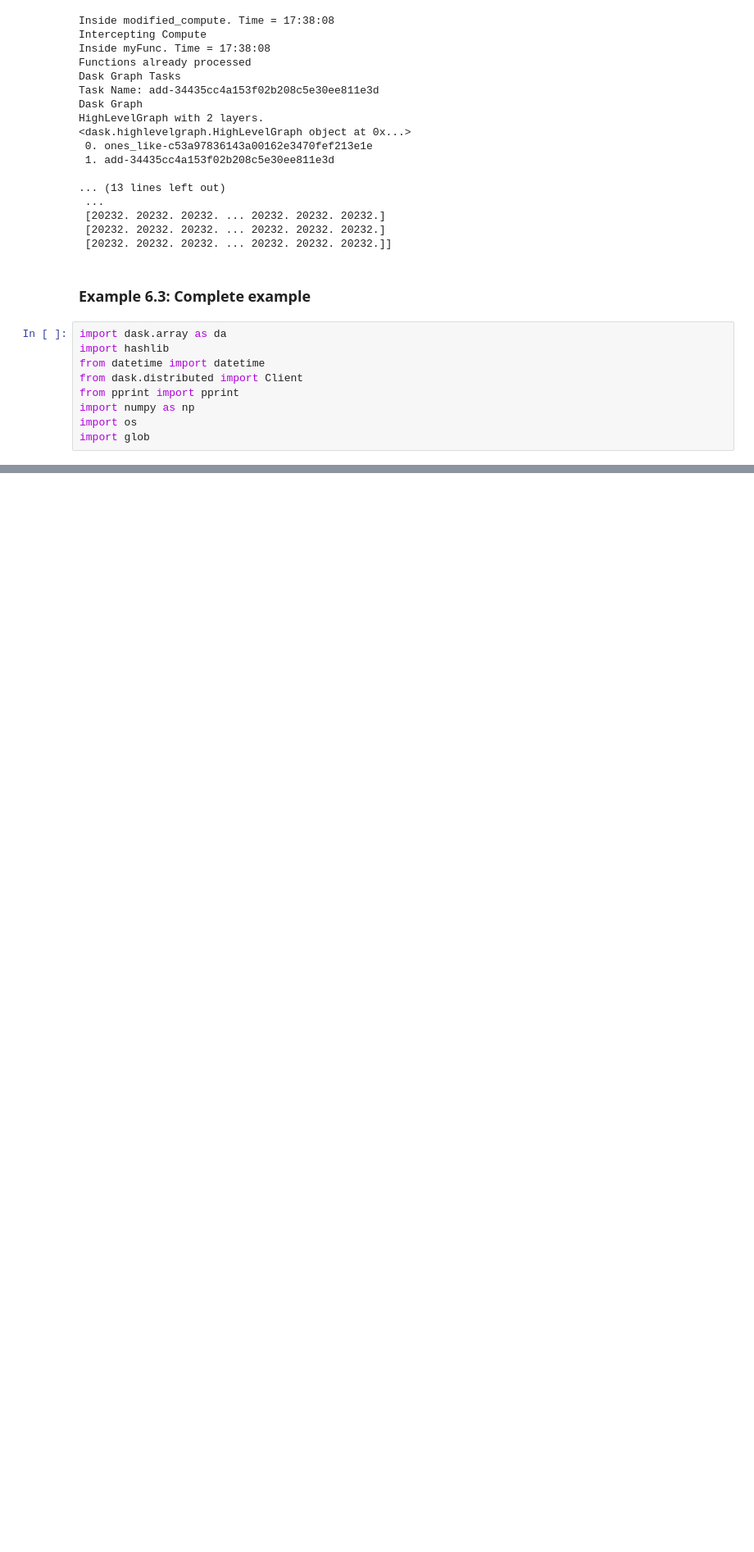
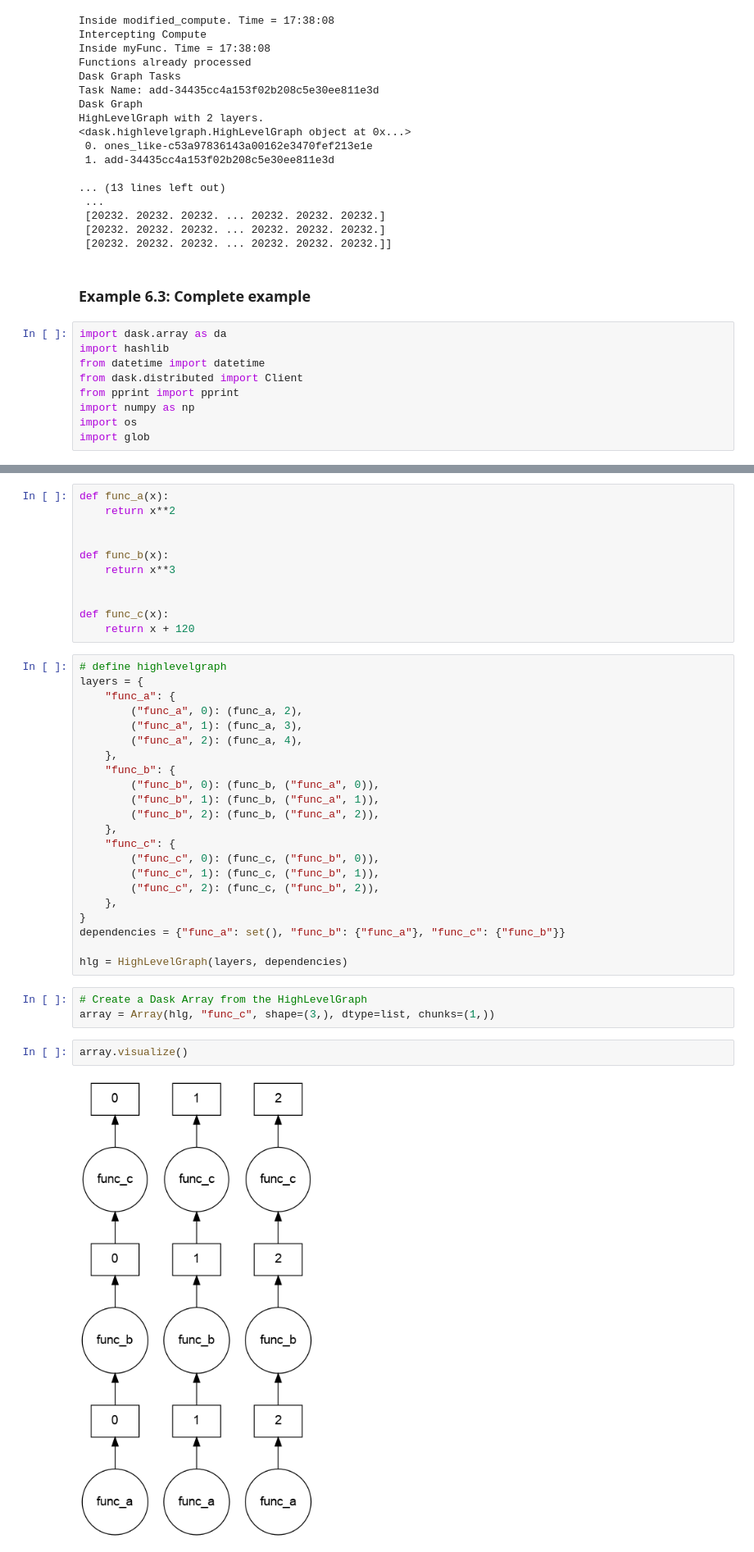
Before and after one commit to SWIFT-HEP/dask-dirac, a Jupyter notebook: examples/notebooks/client_graph.ipynb, the cells around one changed output, grey strips where cells are left out. Shown at 82% size. Drawn from its saved outputs; the diff is of its cells as text; blank space fills up the shorter version.

```diff
--- a/examples/notebooks/client_graph.ipynb
+++ b/examples/notebooks/client_graph.ipynb
@@ -1361,0 +1530,40 @@ HighLevelGraph with 2 layers.
+# %%
+def func_a(x):
+    return x**2
+
+
+def func_b(x):
+    return x**3
+
+
+def func_c(x):
+    return x + 120
+# %%
+# define highlevelgraph
+layers = {
+    "func_a": {
+        ("func_a", 0): (func_a, 2),
+        ("func_a", 1): (func_a, 3),
+        ("func_a", 2): (func_a, 4),
+    },
+    "func_b": {
+        ("func_b", 0): (func_b, ("func_a", 0)),
+        ("func_b", 1): (func_b, ("func_a", 1)),
+        ("func_b", 2): (func_b, ("func_a", 2)),
+    },
+    "func_c": {
+        ("func_c", 0): (func_c, ("func_b", 0)),
+        ("func_c", 1): (func_c, ("func_b", 1)),
+        ("func_c", 2): (func_c, ("func_b", 2)),
+    },
+}
+dependencies = {"func_a": set(), "func_b": {"func_a"}, "func_c": {"func_b"}}
+
+hlg = HighLevelGraph(layers, dependencies)
+# %%
+# Create a Dask Array from the HighLevelGraph
+array = Array(hlg, "func_c", shape=(3,), dtype=list, chunks=(1,))
+# %%
+array.visualize()
+# %% [output]
+[figure, added]
```
Also changed, not shown: parts of 44 cells of this notebook.
